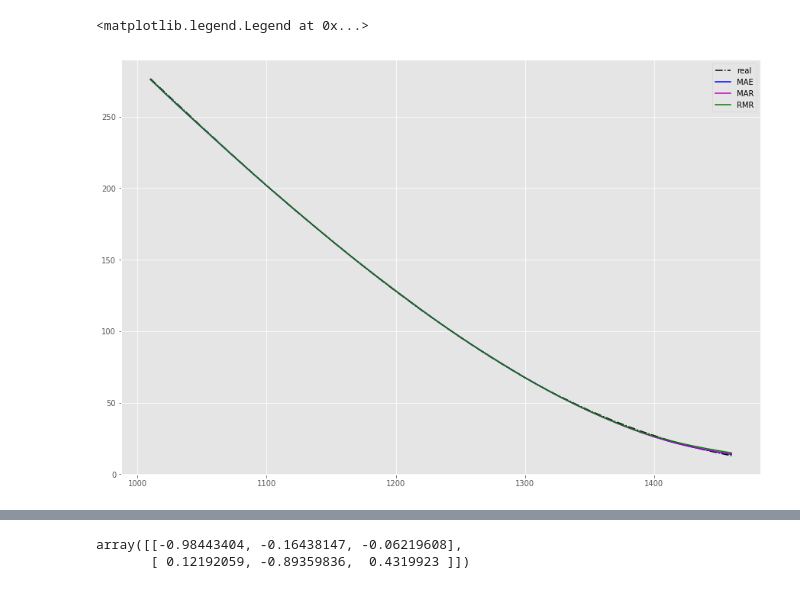
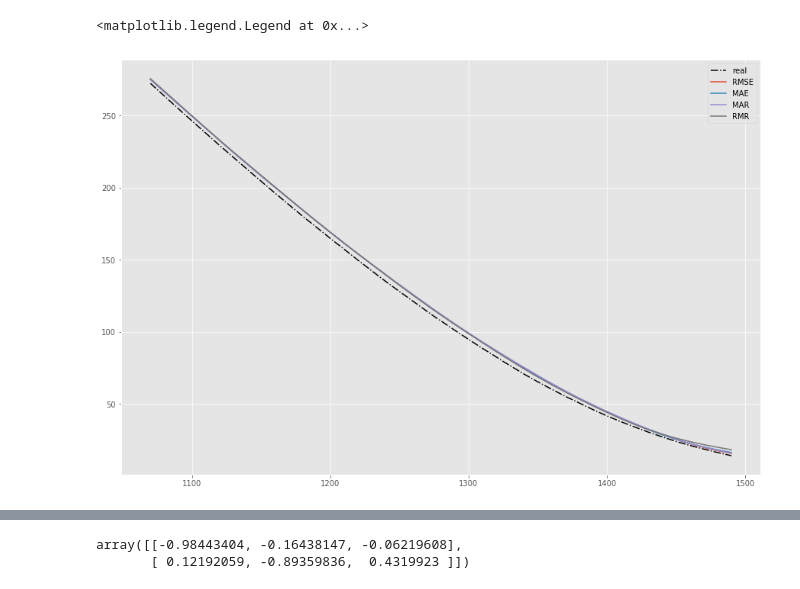
Before and after one commit to shvimas/diploma, a Jupyter notebook: notebooks/vg.ipynb, the cells around one changed output, grey strips where cells are left out. Cells and saved outputs as stored; diff of their text form; code cells hidden in the pictures.

```diff
--- a/notebooks/vg.ipynb
+++ b/notebooks/vg.ipynb
@@ -111,7 +66,7 @@ gp = GenPricer(model='vg', market=EvalArgs.from_structure(data, info, rate, day)
 actual_calls = data.prices[True][day]
 actual_puts = data.prices[False][day]
 # %%
-res1 = gp.optimize_pars(metric='MAE', bounds=mo.par_bounds['vg'],
+res1 = gp.optimize_pars(metric='RMSE', bounds=par_bounds['vg'],
                        actual_calls=actual_calls, actual_puts=actual_puts,
                        optimizer=opt.differential_evolution,
                        disp=True, maxiter=50, polish=True)
@@ -139,5 +94,5 @@ array([ 0.88488191, -0.17854478,  0.18445047])
 # %%
-res2 = gp.optimize_pars(metric='MAR', bounds=mo.par_bounds['vg'],
+res2 = gp.optimize_pars(metric='MAR', bounds=par_bounds['vg'],
                        actual_calls=actual_calls, actual_puts=actual_puts,
                        optimizer=opt.differential_evolution,
                        disp=True, maxiter=50, polish=True)
@@ -165,5 +120,5 @@ array([ 0.91359442, -0.17457745,  0.18677032])
 # %%
-res3 = gp.optimize_pars(metric='RMR', bounds=mo.par_bounds['vg'],
+res3 = gp.optimize_pars(metric='RMR', bounds=par_bounds['vg'],
                        actual_calls=actual_calls, actual_puts=actual_puts,
                        optimizer=opt.differential_evolution,
                        disp=True, maxiter=50, polish=True)
@@ -194,10 +168,21 @@ print(vg.price_vg(pars=(1.9242924, 0.85896911, 0.65368481), args=args), "b",
+# %%
+day = 24
+rate = .008
+q = rate
+maturity = info[day].mat
+spot = info[day].spot
+is_call = True
+strikes = data.strikes[is_call][day]
+prices = data.prices[is_call][day]
+
+args = (spot, strikes, maturity, rate, q, is_call)
 # %%
 pl.plot(strikes, prices, "k-.", label='real')
-#pl.plot(strikes, fft_prices, 'r-', label=)
-pl.plot(strikes, vg.price_vg(pars=res1.x, args=args), "b", label='MAE')
-pl.plot(strikes, vg.price_vg(pars=res2.x, args=args), "m", label='MAR')
-pl.plot(strikes, vg.price_vg(pars=res3.x, args=args), "g", label='RMR')
+pl.plot(strikes, vg.price_vg(pars=(0.838288229519, -0.188041448229, 0.179096609286), args=args), label='RMSE')
+pl.plot(strikes, vg.price_vg(pars=res1.x, args=args), label='MAE')
+pl.plot(strikes, vg.price_vg(pars=res2.x, args=args), label='MAR')
+pl.plot(strikes, vg.price_vg(pars=res3.x, args=args), label='RMR')
 pl.legend()
 # %% [output]
 <matplotlib.legend.Legend at 0x...>
-[figure, old version]
+[figure, new version]
```
Also changed, not shown: parts of 17 cells of this notebook, 34 other files.
